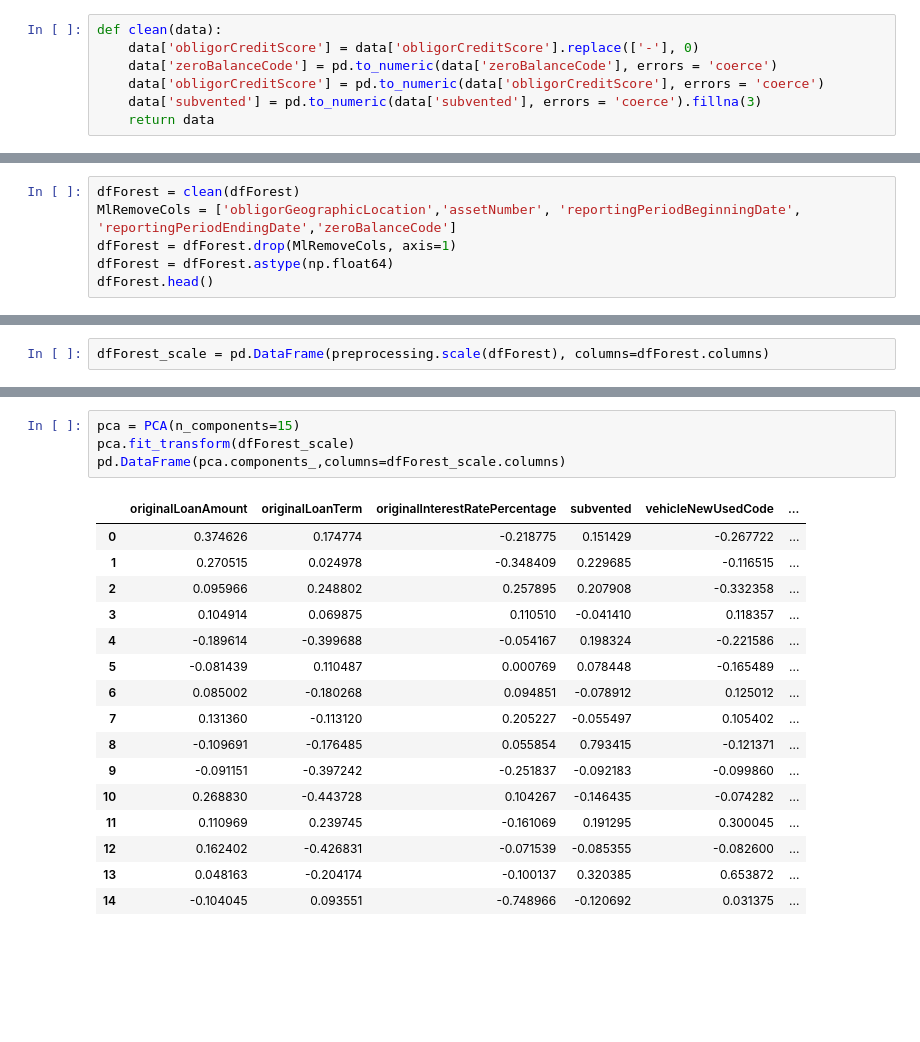
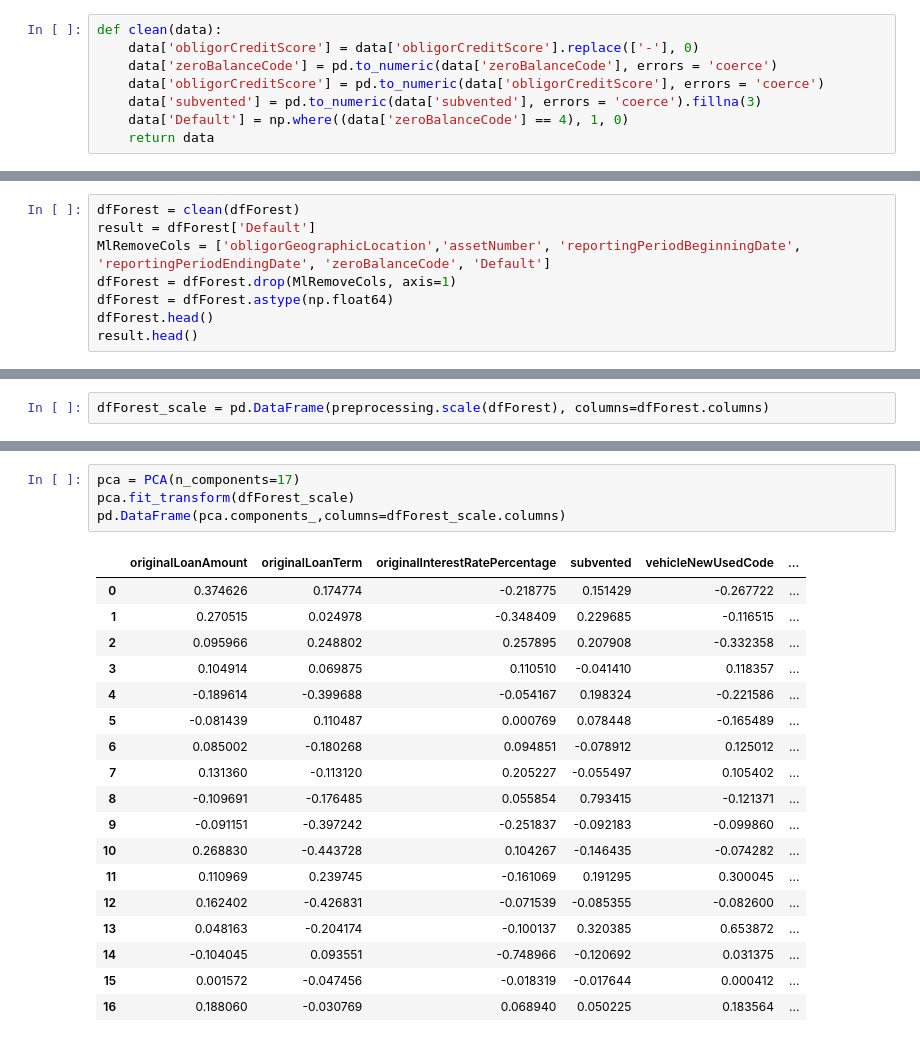
Before and after one commit to Austin-McDonnell/Auto_Loan_ABS_Analysis, a Jupyter notebook: Jupyter Notebooks/AggregateChargeOffs.ipynb, the cells around one changed output, grey strips where cells are left out. Saved outputs shown, nothing was run; the diff lists cells and outputs as text; blank space fills up the shorter version.

Commit message:
Added pca metrics and random forest

```diff
--- a/Jupyter Notebooks/AggregateChargeOffs.ipynb
+++ b/Jupyter Notebooks/AggregateChargeOffs.ipynb
@@ -113,6 +113,7 @@ def clean(data):
     data['zeroBalanceCode'] = pd.to_numeric(data['zeroBalanceCode'], errors = 'coerce')
     data['obligorCreditScore'] = pd.to_numeric(data['obligorCreditScore'], errors = 'coerce')
     data['subvented'] = pd.to_numeric(data['subvented'], errors = 'coerce').fillna(3)
+    data['Default'] = np.where((data['zeroBalanceCode'] == 4), 1, 0)
     return data
 # %%
 umRatePath = 'U:\\GitHubClones\\SALTSeniorDesign\\' + 'State_level_unemployment_rate.csv'
@@ -129,8 +123,10 @@ aggChargeOffsPath = 'U:\\GitHubClones\\SALTSeniorDesign\\' + 'AggregateChargeOff
 dfForest = pd.read_csv(aggChargeOffsPath, memory_map=True, low_memory=False)
 # %%
 dfForest = clean(dfForest)
-MlRemoveCols = ['obligorGeographicLocation','assetNumber', 'reportingPeriodBeginningDate', 'reportingPeriodEndingDate','zeroBalanceCode']
+result = dfForest['Default']
+MlRemoveCols = ['obligorGeographicLocation','assetNumber', 'reportingPeriodBeginningDate', 'reportingPeriodEndingDate', 'zeroBalanceCode', 'Default']
 dfForest = dfForest.drop(MlRemoveCols, axis=1)
 dfForest = dfForest.astype(np.float64)
 dfForest.head()
+result.head()
 # %% [output]
@@ -163,21 +174,23 @@ dfForest_scale = pd.DataFrame(preprocessing.scale(dfForest), columns=dfForest.co
 # %%
-pca = PCA(n_components=15)
+pca = PCA(n_components=17)
 pca.fit_transform(dfForest_scale)
 pd.DataFrame(pca.components_,columns=dfForest_scale.columns)
 # %% [output]
 |  | originalLoanAmount | originalLoanTerm | originalInterestRatePercentage | subvented | vehicleNewUsedCode | ... |
 | 0 | 0.374626 | 0.174774 | -0.218775 | 0.151429 | -0.267722 | ... |
 | 1 | 0.270515 | 0.024978 | -0.348409 | 0.229685 | -0.116515 | ... |
 | 2 | 0.095966 | 0.248802 | 0.257895 | 0.207908 | -0.332358 | ... |
 | 3 | 0.104914 | 0.069875 | 0.110510 | -0.041410 | 0.118357 | ... |
 | 4 | -0.189614 | -0.399688 | -0.054167 | 0.198324 | -0.221586 | ... |
 | 5 | -0.081439 | 0.110487 | 0.000769 | 0.078448 | -0.165489 | ... |
 | 6 | 0.085002 | -0.180268 | 0.094851 | -0.078912 | 0.125012 | ... |
 | 7 | 0.131360 | -0.113120 | 0.205227 | -0.055497 | 0.105402 | ... |
 | 8 | -0.109691 | -0.176485 | 0.055854 | 0.793415 | -0.121371 | ... |
 | 9 | -0.091151 | -0.397242 | -0.251837 | -0.092183 | -0.099860 | ... |
 | 10 | 0.268830 | -0.443728 | 0.104267 | -0.146435 | -0.074282 | ... |
 | 11 | 0.110969 | 0.239745 | -0.161069 | 0.191295 | 0.300045 | ... |
 | 12 | 0.162402 | -0.426831 | -0.071539 | -0.085355 | -0.082600 | ... |
 | 13 | 0.048163 | -0.204174 | -0.100137 | 0.320385 | 0.653872 | ... |
 | 14 | -0.104045 | 0.093551 | -0.748966 | -0.120692 | 0.031375 | ... |
+| 15 | 0.001572 | -0.047456 | -0.018319 | -0.017644 | 0.000412 | ... |
+| 16 | 0.188060 | -0.030769 | 0.068940 | 0.050225 | 0.183564 | ... |
```
Also changed, not shown: parts of 10 cells of this notebook.
